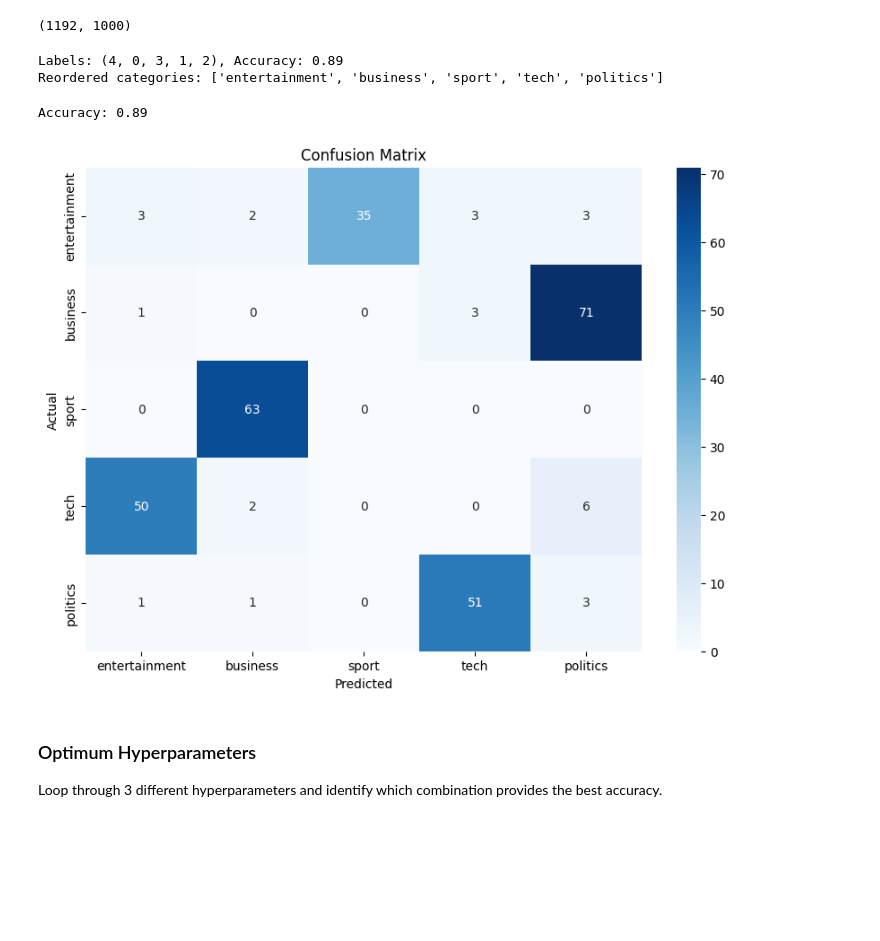
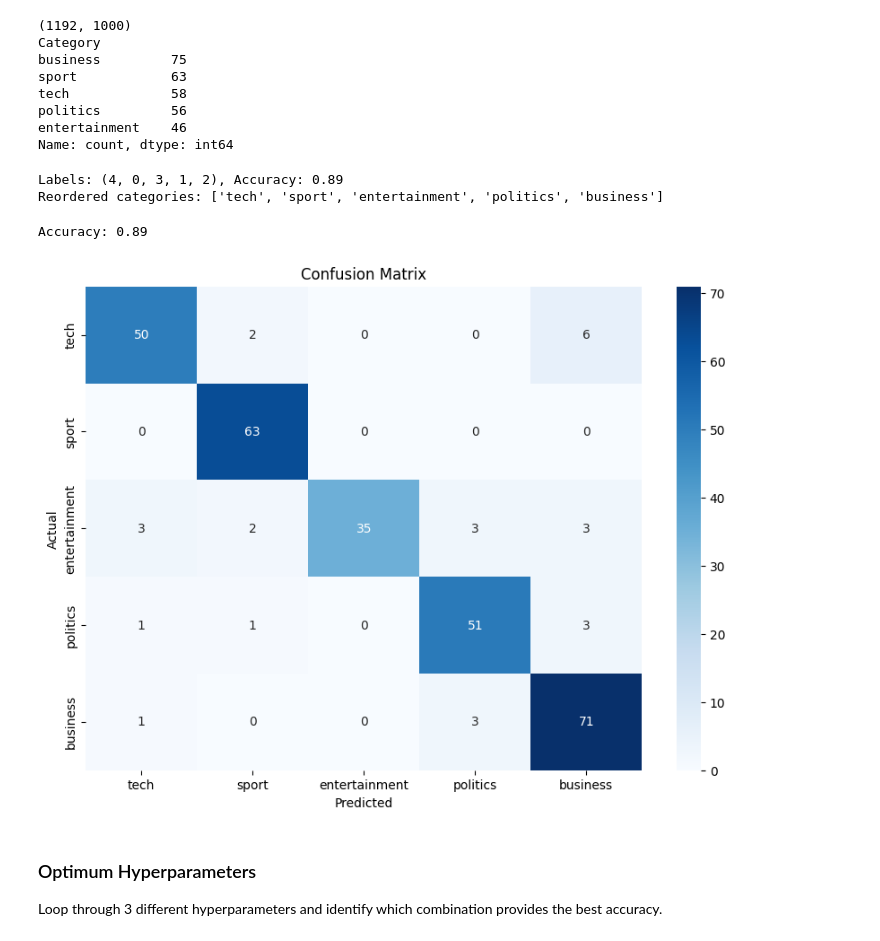
Before and after one commit to joe-harter/dtsa-5510-kaggle, a Jupyter notebook: model.ipynb, the cells around one changed output. Drawn from its saved outputs; the diff is of its cells as text; code cells hidden in the pictures; blank space fills up the shorter version.

```diff
--- a/model.ipynb
+++ b/model.ipynb
@@ -64,58 +84,44 @@ vectorizer = TfidfVectorizer(
 )
 tfidf = vectorizer.fit_transform(X_train)
 print(vectorizer.transform(X_train).shape)
+print(y_test.value_counts())
 # %% [output]
 (1192, 1000)
+Category
+business         75
+sport            63
+tech             58
+politics         56
+entertainment    46
+Name: count, dtype: int64
 # %%
 nmf = NMF(n_components=n_topics, random_state=1).fit(tfidf)
-
-# feature_names = vectorizer.get_feature_names_out()
-# for topic_idx, topic in enumerate(nmf.components_):
-#     print("Topic #%d:" % topic_idx)
-#     print(" ".join([feature_names[i]
-#                     for i in topic.argsort()[:-n_top_words - 1:-1]]))
-#     print()
-# Get labels and accuracy for train_y
 
 labels, train_acc = label_permute_compare(
     y_train, nmf.transform(vectorizer.transform(X_train)).argmax(axis=1), n_topics
 )
 print(f"Labels: {labels}, Accuracy: {train_acc:.2f}")
-reordered_categories = [categories[i] for i in labels]
+reordered_categories = reorder_categories(labels, categories)
 print(f"Reordered categories: {reordered_categories}")
 # %% [output]
 Labels: (4, 0, 3, 1, 2), Accuracy: 0.89
-Reordered categories: ['entertainment', 'business', 'sport', 'tech', 'politics']
+Reordered categories: ['tech', 'sport', 'entertainment', 'politics', 'business']
 # %%
 # test the model on the test set
 tfidf_test = vectorizer.transform(X_test)
 
 # compare to test_y
 predicted_topics = nmf.transform(tfidf_test)
 yp = predicted_topics.argmax(axis=1)
 labels, test_acc = label_permute_compare(
     y_train, nmf.transform(vectorizer.transform(X_train)).argmax(axis=1), n_topics
 )
 print(f"Accuracy: {train_acc:.2f}")
-reordered_categories = [categories[i] for i in labels]
-# Accuracy of test set
-# labeldict = dict(zip(reordered_categories, labels))
-# test_acc = accuracy_score(
-#     y_test.apply(lambda x: labeldict[x]), yp
-# )
-# print(f"Test Accuracy: {test_acc:.2f}")
-# Print Decision Matrix
-cm = confusion_matrix(y_test.apply(lambda x: reordered_categories.index(x)), yp)
-plt.figure(figsize=(10, 7))
-sns.heatmap(cm, annot=True, fmt='d', cmap='Blues',
-            xticklabels=reordered_categories, yticklabels=reordered_categories)
-plt.xlabel('Predicted')
-plt.ylabel('Actual')
-plt.title('Confusion Matrix')
-plt.show()
+
+plot_confusion_matrix(y_test, yp, reordered_categories)
 # %% [output]
 Accuracy: 0.89
-[figure, old version]
+[figure, new version]
 # %% [markdown]
 ### Optimum Hyperparameters
 
```
Also changed, not shown: parts of 8 cells of this notebook, 1 other file.
